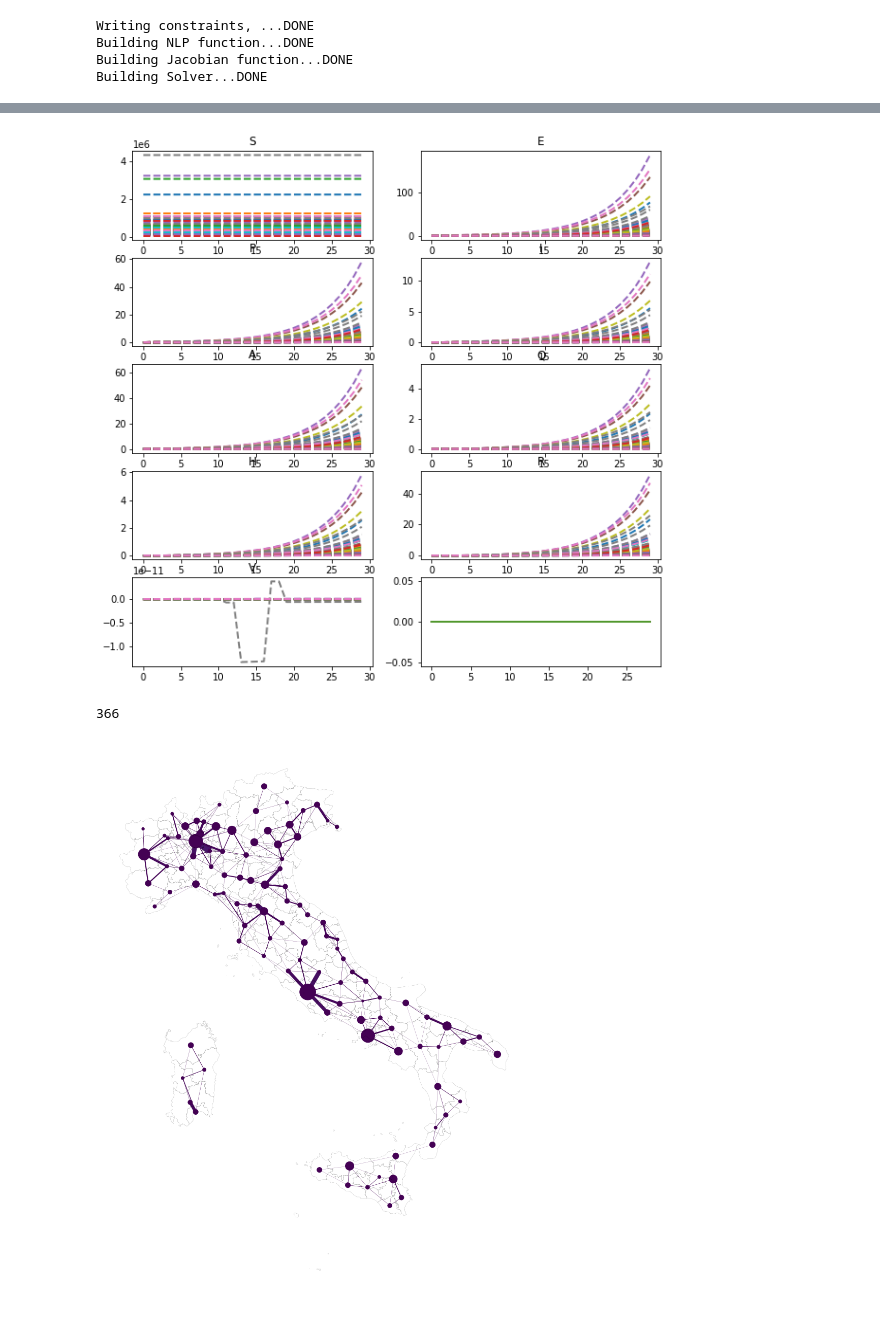
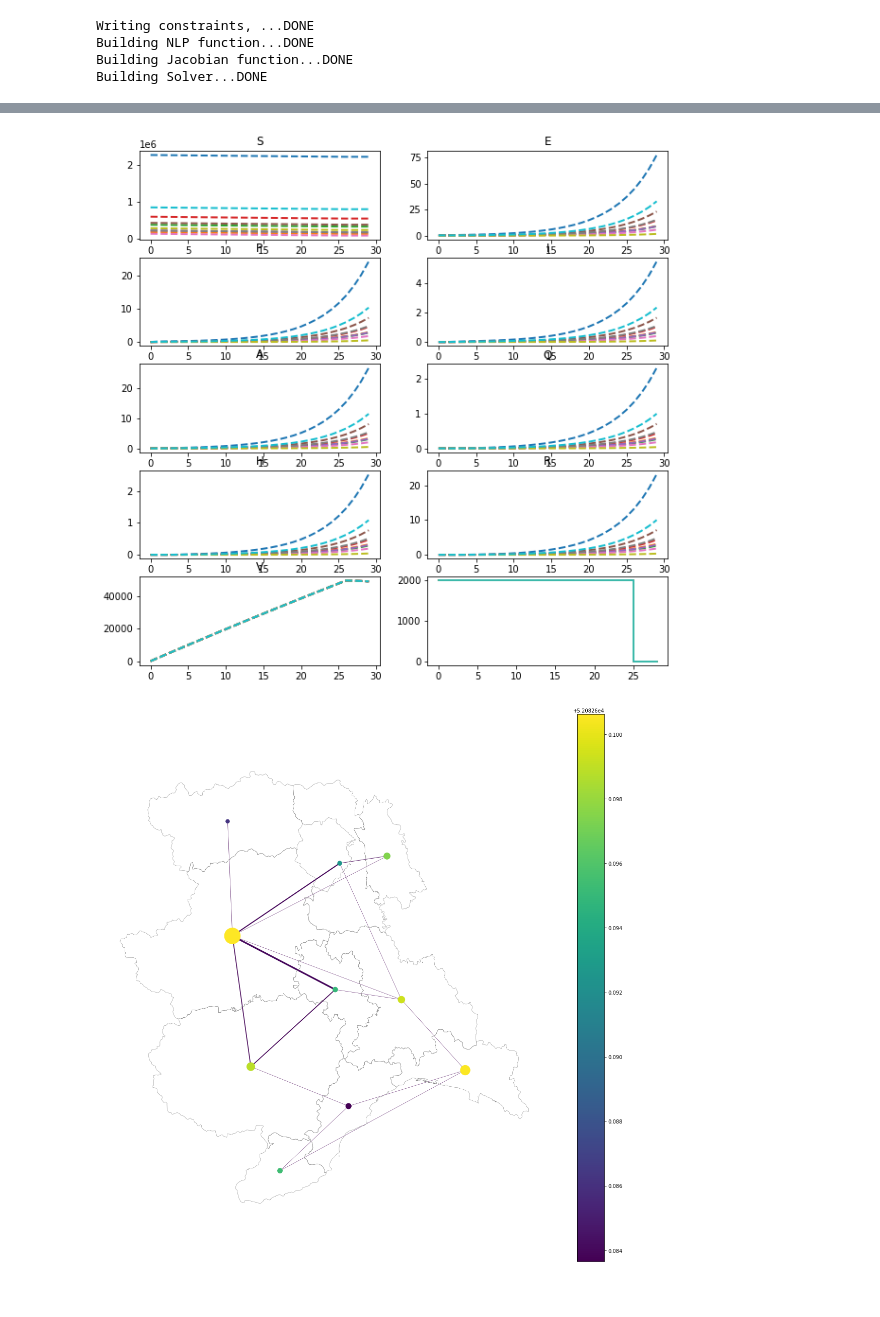
Before and after one commit to jcblemai/COVID-19_italy-vaccination-oc, a Jupyter notebook: ocp_trial-vector2-crtl-out-struct0.ipynb, the cells around one changed output, grey strips where cells are left out. Drawn from its saved outputs; the diff is of its cells as text; code cells hidden in the pictures.

```diff
--- a/ocp_trial-vector2-crtl-out-struct0.ipynb
+++ b/ocp_trial-vector2-crtl-out-struct0.ipynb
@@ -21,7 +21,7 @@ eng = matlab.engine.start_matlab()
 eng.cd('geography-paper-master/', nargout=0)
 eng.run('single_build.m', nargout=0)
 
-model_size = 107
+model_size = 10
 
 s = ItalySetup(model_size)
 
@@ -321,12 +320,12 @@ lbg = g(0)
 ubg = g(0)
 
 
-ubg['vaccines'] = 2000*(T*.6)*M #8e6 #*M
+ubg['vaccines'] = 1e6#2000*(T*.6)*M #8e6 #*M
 lbg['vaccines'] = -np.inf
 
 ubg['Sgeq0'] = np.inf
 
-optimize = 0
+optimize = 1
 lbx['u', :, :, 'v'] = 0.
 ubx['u', :, :, 'v'] = 2000 * optimize  # = 0 if we don't want to optimize
 # ubx['u',:,:,'v'] = 0
@@ -478,7 +477,7 @@ import matplotlib.pyplot as plt
 fig, axes = plt.subplots(2,5, figsize = (20,10))
 fig.patch.set_facecolor('white')
 
-node = 1
+node = 9
 til =  T
 
 for i, st in enumerate(states_list):
@@ -512,7 +511,7 @@ for i, st in enumerate(states_list):
                                          np.array(ca.veccat(ca.veccat(*opt['u',k,:til,'v'])))
                           )
 # %% [output]
-[figure, old version]
+[figure, new version]
 # %%
 import networkx
 import geopandas as gpd
@@ -547,35 +546,42 @@ for i, node in enumerate(s.ind2name):
             G.add_edge(node, s.ind2name[j], weight=connection)
 # %%
 G.number_of_edges()
-# %% [output]
-366
 # %%
 fig, ax = plt.subplots(1,1,figsize=(20, 20))
 
 
 networkx.draw(G,
          G.position,
          node_size=1000/max(s.pop_node) * np.array([G.population[v] for v in G]),
           #node_color=[float(G.degree(v)) for v in G],
         #node_color=[G.population[v] for v in G],
-          node_color=[G.epi[v]['vacc']/G.population[v] for v in G],
-          width = 200* np.array([max(a['weight'],0.001) for u,v,a in G.edges(data=True)]),
-          edge_color=10* np.array([a['weight'] for u,v,a in G.edges(data=True)]),
+          #node_color=[G.epi[v]['vacc']/G.population[v] for v in G],
+          node_color= [G.epi[v]['vacc'] for v in G],
+          width = 150* np.array([max(a['weight'],0.003) for u,v,a in G.edges(data=True)]),
+          edge_color= 10 * np.array([a['weight'] for u,v,a in G.edges(data=True)]),
           edge_cmap = mpl.cm.viridis,
           ax = ax,
          with_labels=False
        )
 
 #     # scale the axes equally
 #plt.xlim(min(s.pos_node[:,0]) - 100000, max(s.pos_node[:,0])+ 100000)
 #plt.ylim(min(s.pos_node[:,1]) - 100000, max(s.pos_node[:,1])+ 100000)
 
 #s.shp.plot(ax = ax, column='' cmap='OrRd', facecolor="none", edgecolor="black")
 
-s.shp.boundary.plot(ax = ax,  edgecolor="black", linewidth = .11)
+s.shp.boundary.plot(ax = ax,  edgecolor="grey", linewidth = .5)
+
+
+cmap= mpl.cm.viridis
+vmin = min([G.epi[v]['vacc'] for v in G])
+vmax = max([G.epi[v]['vacc'] for v in G])
+sm = plt.cm.ScalarMappable(cmap=cmap, norm=plt.Normalize(vmin = vmin, vmax=vmax))
+#sm._A = []
+plt.colorbar(sm)
 
 plt.draw()
 # %% [output]
-[figure, old version]
+[figure, new version]
 # %%
 fig, ax = plt.subplots(1,1,figsize=(10, 10))
```
Also changed, not shown: parts of 13 cells of this notebook, 13 other files.
